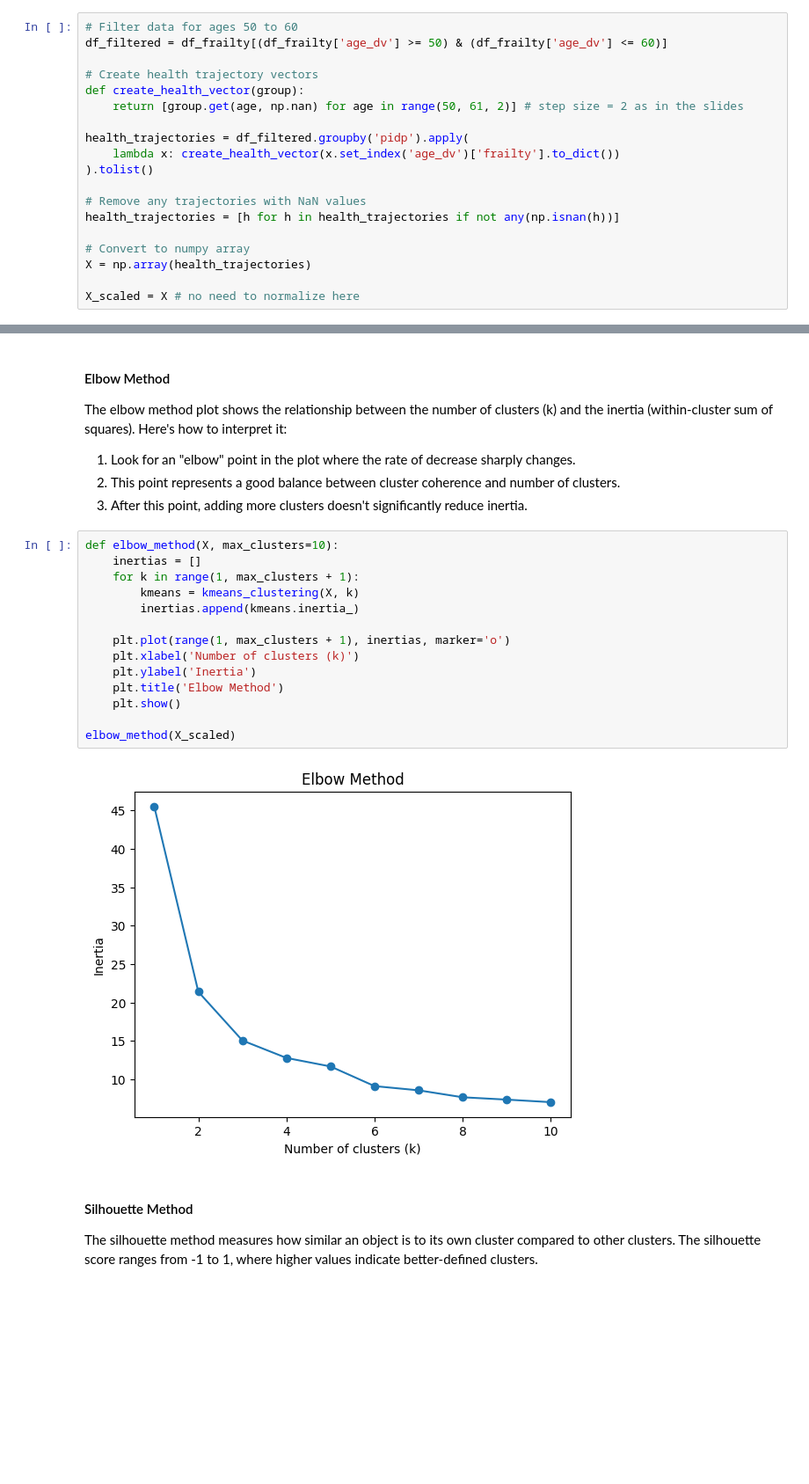
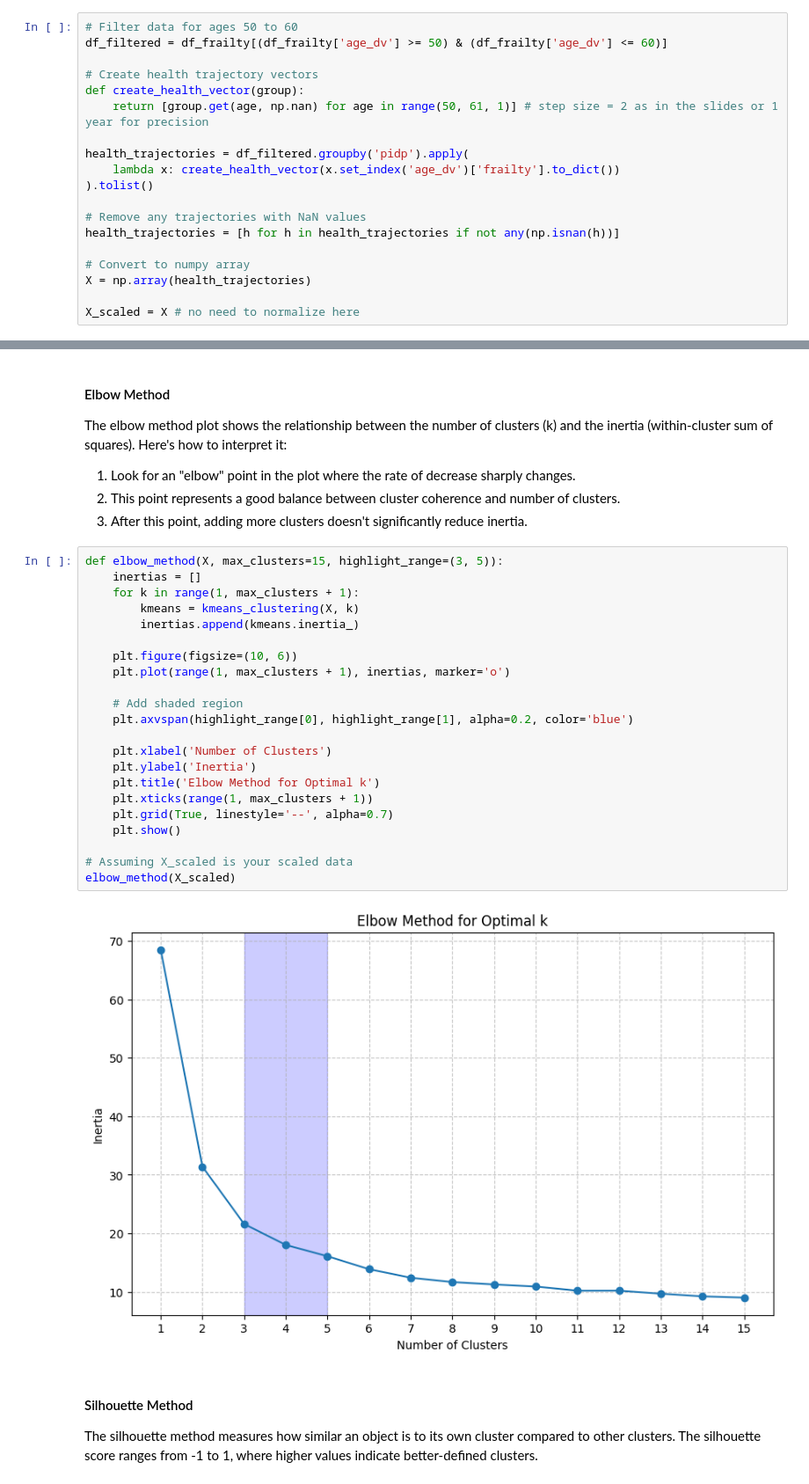
Before and after one commit to GJQu/EssexDissertation, a Jupyter notebook: k_means.ipynb, the cells around one changed output, grey strips where cells are left out. Shown at 88% size. Saved outputs shown, nothing was run; the diff lists cells and outputs as text; blank space fills up the shorter version.

Commit message:
update k means plot

```diff
--- a/k_means.ipynb
+++ b/k_means.ipynb
@@ -48,7 +48,7 @@ df_filtered = df_frailty[(df_frailty['age_dv'] >= 50) & (df_frailty['age_dv'] <=
 
 # Create health trajectory vectors
 def create_health_vector(group):
-    return [group.get(age, np.nan) for age in range(50, 61, 2)] # step size = 2 as in the slides
+    return [group.get(age, np.nan) for age in range(50, 61, 1)] # step size = 2 as in the slides or 1 year for precision
 
 health_trajectories = df_filtered.groupby('pidp').apply(
     lambda x: create_health_vector(x.set_index('age_dv')['frailty'].to_dict())
@@ -73,21 +73,29 @@ The elbow method plot shows the relationship between the number of clusters (k)
 2) This point represents a good balance between cluster coherence and number of clusters.
 3) After this point, adding more clusters doesn't significantly reduce inertia.
 # %%
-def elbow_method(X, max_clusters=10):
+def elbow_method(X, max_clusters=15, highlight_range=(3, 5)):
     inertias = []
     for k in range(1, max_clusters + 1):
         kmeans = kmeans_clustering(X, k)
         inertias.append(kmeans.inertia_)
 
+    plt.figure(figsize=(10, 6))
     plt.plot(range(1, max_clusters + 1), inertias, marker='o')
-    plt.xlabel('Number of clusters (k)')
+
+    # Add shaded region
+    plt.axvspan(highlight_range[0], highlight_range[1], alpha=0.2, color='blue')
+
+    plt.xlabel('Number of Clusters')
     plt.ylabel('Inertia')
-    plt.title('Elbow Method')
+    plt.title('Elbow Method for Optimal k')
+    plt.xticks(range(1, max_clusters + 1))
+    plt.grid(True, linestyle='--', alpha=0.7)
     plt.show()
 
+# Assuming X_scaled is your scaled data
 elbow_method(X_scaled)
 # %% [output]
-[figure, old version]
+[figure, new version]
 # %% [markdown]
 #### Silhouette Method
 The silhouette method measures how similar an object is to its own cluster compared to other clusters. The silhouette score ranges from -1 to 1, where higher values indicate better-defined clusters.
```
Also changed, not shown: parts of 1 cell of this notebook.
